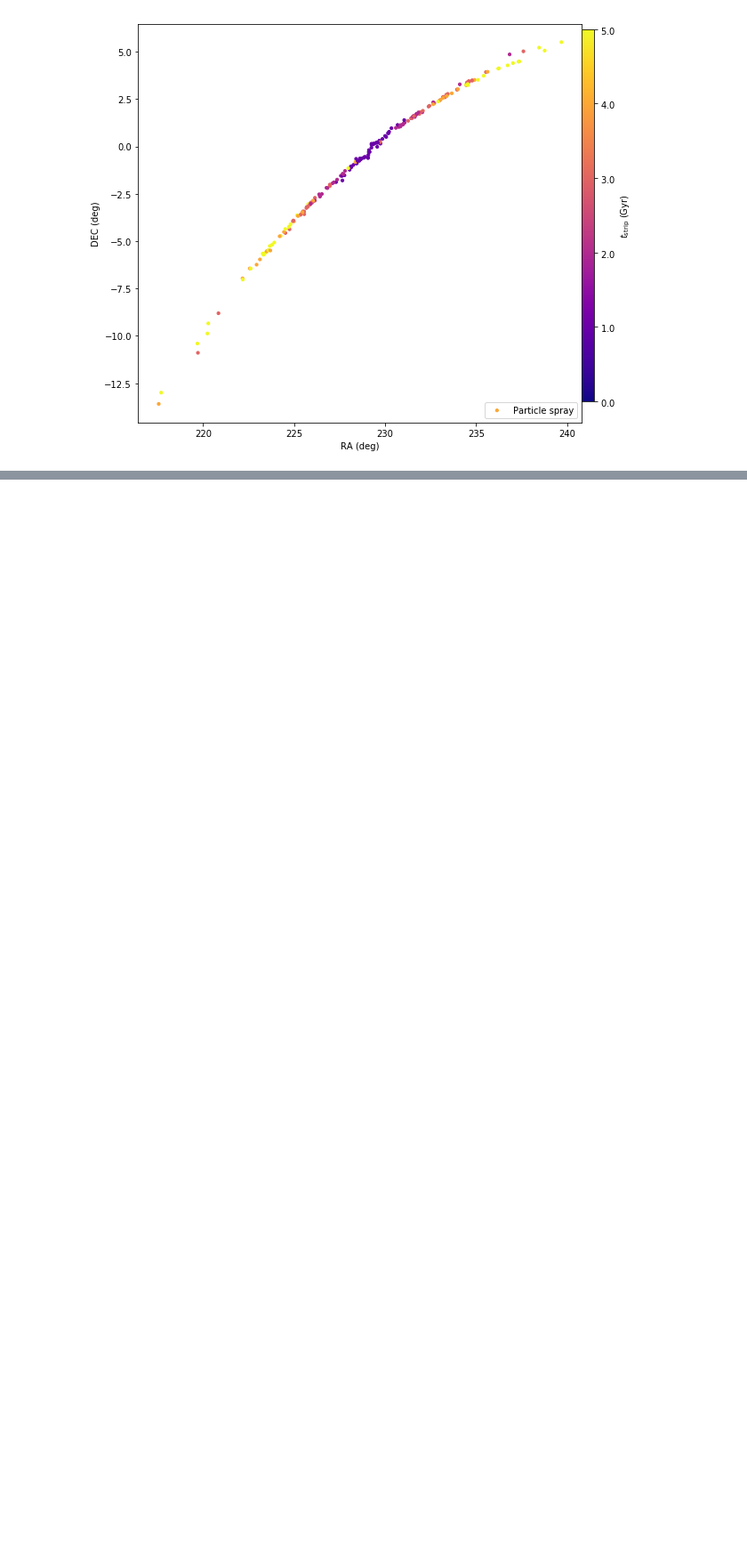
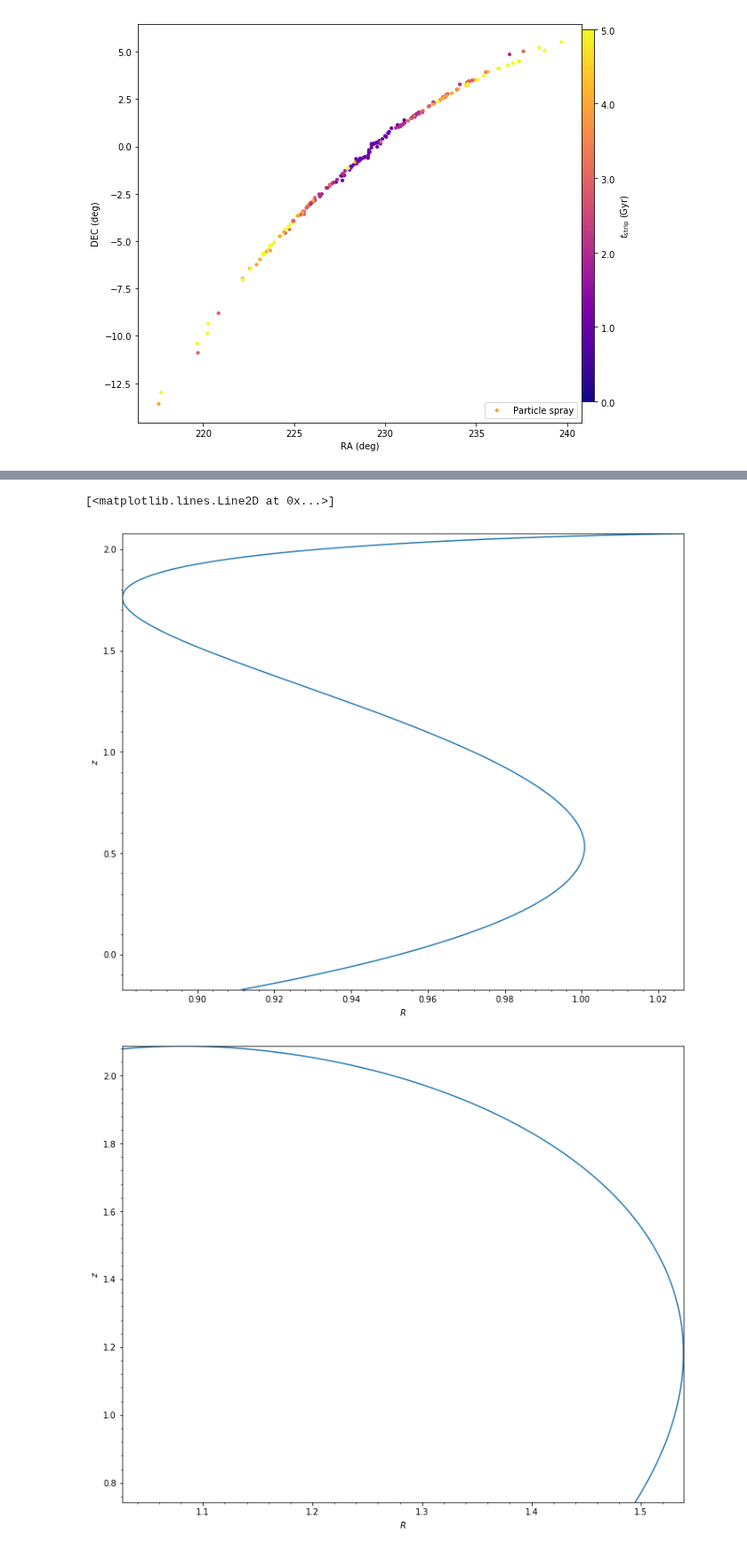
Before and after one commit to nbanik/Baryonic-effects-on-Pal5, a Jupyter notebook: particle_spray_Effect of bar on Pal5 .ipynb, the cells around one changed output, grey strips where cells are left out. Shown at 89% size. Saved outputs shown, nothing was run; the diff lists cells and outputs as text; code cells hidden in the pictures; blank space fills up the shorter version.

```diff
--- a/particle_spray_Effect of bar on Pal5 .ipynb
+++ b/particle_spray_Effect of bar on Pal5 .ipynb
@@ -468,0 +475,13 @@ plt.show()
+# %%
+p5= Orbit([229.018,-0.124,23.2,-2.296,-2.257,-58.7],radec=True,ro=ro,vo=vo,solarmotion=[-11.1,24.,7.25])
+
+#convert to galpy units
+pal5=Orbit(p5._orb.vxvv)
+
+#mass of Pal 5 from Dehnen https://arxiv.org/pdf/astro-ph/0401422.pdf
+spdf= streamspraydf.streamspraydf(52000.*units.Msun,progenitor=pal5,pot=MWPotential2014,tdisrupt=5.*units.Gyr)
+spdft= streamspraydf.streamspraydf(52000.*units.Msun,progenitor=pal5,pot=MWPotential2014,leading=False,tdisrupt=5.*units.Gyr)
+
+
+sdft= pal5_util.setup_pal5model(pot=MWPotential2014)
+sdf= pal5_util.setup_pal5model(pot=MWPotential2014,leading=True)
@@ -468,0 +492,13 @@ plt.show()
+# %%
+ts= numpy.linspace(0.,0.12,1001)/bovy_conversion.time_in_Gyr(220.,8.)
+pal5.integrate(ts,MWPotential2014)
+
+pal5.plot()
+pal5f= pal5()
+pal5f.integrate(-ts,MWPotential2014)
+
+pal5f.plot()
+# %% [output]
+[<matplotlib.lines.Line2D at 0x...>]
+[figure, added]
+[figure, added]
```
Also changed, not shown: parts of 10 cells of this notebook.
